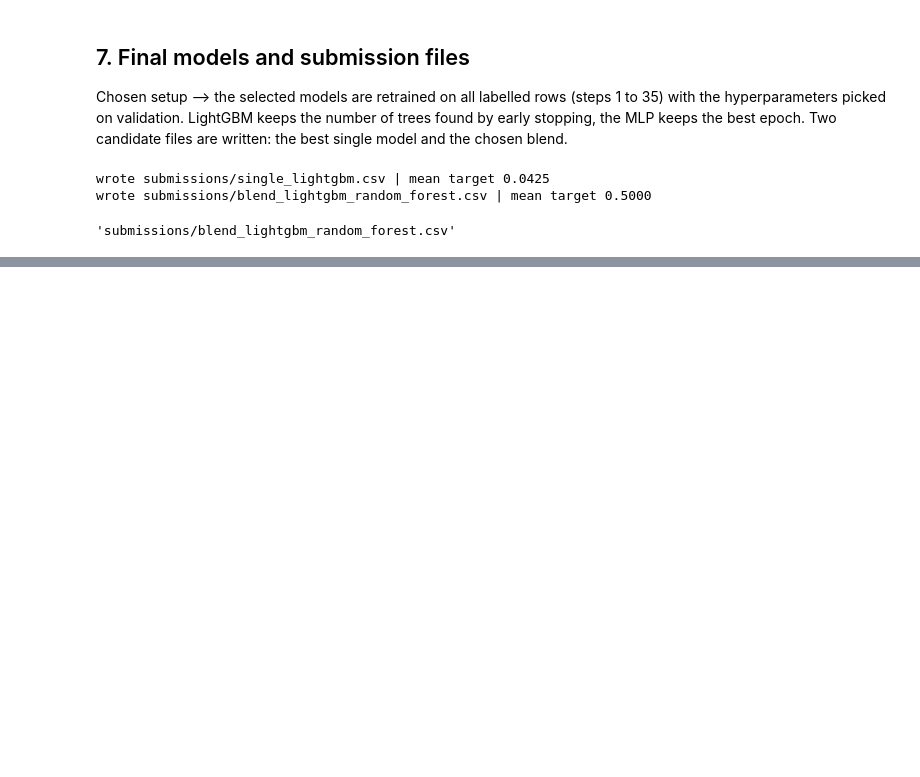
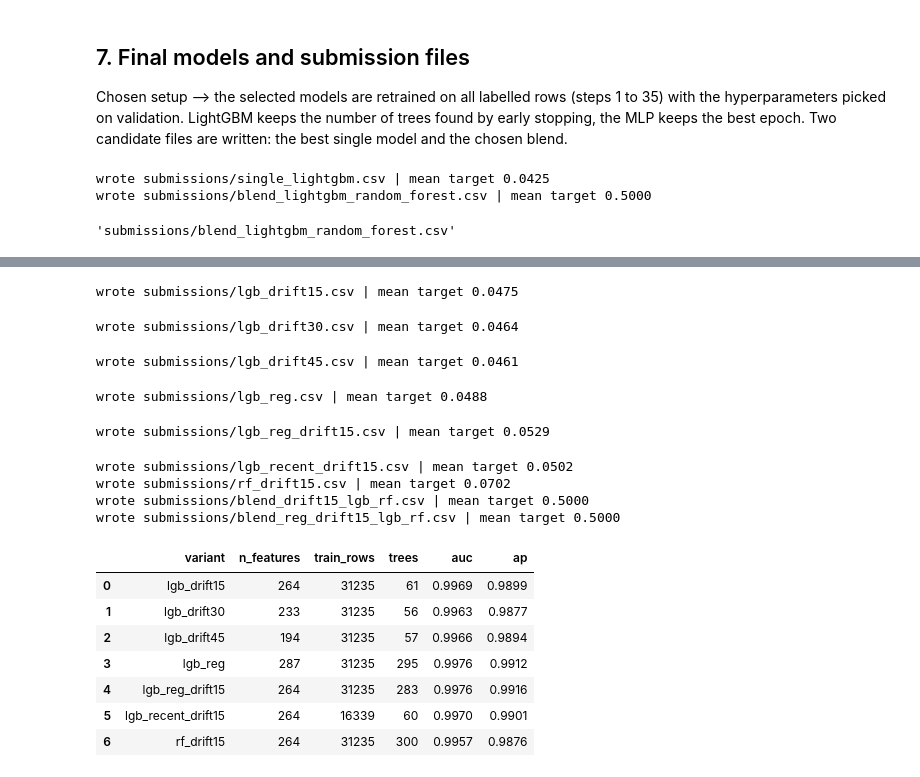
Before and after one commit to ykwong2002/bt4012-kaggle-competition, a Jupyter notebook: e1155727.ipynb, the cells around one changed output, grey strips where cells are left out. Saved outputs shown, nothing was run; the diff lists cells and outputs as text; code cells hidden in the pictures; blank space fills up the shorter version.

```diff
--- a/e1155727.ipynb
+++ b/e1155727.ipynb
@@ -1025,0 +1151,61 @@ wrote submissions/blend_lightgbm_random_forest.csv | mean target 0.5000
+# %%
+reg_params = dict(learning_rate=0.03, num_leaves=31, scale_pos_weight=spw, subsample=0.8, subsample_freq=1, colsample_bytree=0.5, min_child_samples=50)
+
+def run_variant(name, features, params=None, min_step=1, model='lgb'):
+    tr_v = tr_df[tr_df.time_step >= min_step]
+    all_v = labelled_df[labelled_df.time_step >= min_step]
+    if model == 'lgb':
+        m = lgb.LGBMClassifier(n_estimators=3000, random_state=SEED, verbose=-1, n_jobs=-1, **params)
+        m.fit(tr_v[features].values, tr_v[output_feature].values, eval_set=[(va_df[features].values, y_va)], eval_metric='auc',
+              callbacks=[lgb.early_stopping(100, verbose=False)])
+        n_trees = m.best_iteration_
+        final = lgb.LGBMClassifier(n_estimators=n_trees, random_state=SEED, verbose=-1, n_jobs=-1, **params)
+    else:
+        m = RandomForestClassifier(n_estimators=300, max_depth=best_rf_key[0], min_samples_leaf=best_rf_key[1], n_jobs=-1, random_state=SEED)
+        m.fit(tr_v[features].values, tr_v[output_feature].values)
+        n_trees = 300
+        final = RandomForestClassifier(n_estimators=300, max_depth=best_rf_key[0], min_samples_leaf=best_rf_key[1], n_jobs=-1, random_state=SEED)
+    perf = performance_assessment(y_va, m.predict_proba(va_df[features].values)[:, 1])
+    final.fit(all_v[features].values, all_v[output_feature].values)
+    prob = final.predict_proba(test_df[features].values)[:, 1]
+    variant_preds[name] = prob
+    write_submission(prob, name)
+    row = {'variant': name, 'n_features': len(features), 'train_rows': len(all_v), 'trees': n_trees, **perf}
+    variant_rows.append(row)
+    return row
+
+variant_preds = {}
+variant_rows = []
+feats_15 = without(tree_features, removed_order[:15])
+feats_30 = without(tree_features, removed_order[:30])
+feats_45 = without(tree_features, removed_order[:45])
+run_variant('lgb_drift15', feats_15, best_params)
+run_variant('lgb_drift30', feats_30, best_params)
+run_variant('lgb_drift45', feats_45, best_params)
+run_variant('lgb_reg', tree_features, reg_params)
+run_variant('lgb_reg_drift15', feats_15, reg_params)
+run_variant('lgb_recent_drift15', feats_15, best_params, min_step=15)
+run_variant('rf_drift15', feats_15, model='rf')
+write_submission(rank_average([variant_preds['lgb_drift15'], variant_preds['rf_drift15']]), 'blend_drift15_lgb_rf')
+write_submission(rank_average([variant_preds['lgb_reg_drift15'], variant_preds['rf_drift15']]), 'blend_reg_drift15_lgb_rf')
+variant_df = pd.DataFrame(variant_rows)
+variant_df.to_csv(os.path.join(OUT_DIR, 'drift_variants.csv'), index=False)
+variant_df
+# %% [output]
+wrote submissions/lgb_drift15.csv | mean target 0.0475
+wrote submissions/lgb_drift30.csv | mean target 0.0464
+wrote submissions/lgb_drift45.csv | mean target 0.0461
+wrote submissions/lgb_reg.csv | mean target 0.0488
+wrote submissions/lgb_reg_drift15.csv | mean target 0.0529
+wrote submissions/lgb_recent_drift15.csv | mean target 0.0502
+wrote submissions/rf_drift15.csv | mean target 0.0702
+wrote submissions/blend_drift15_lgb_rf.csv | mean target 0.5000
+wrote submissions/blend_reg_drift15_lgb_rf.csv | mean target 0.5000
+|  | variant | n_features | train_rows | trees | auc | ap |
+| 0 | lgb_drift15 | 264 | 31235 | 61 | 0.9969 | 0.9899 |
+| 1 | lgb_drift30 | 233 | 31235 | 56 | 0.9963 | 0.9877 |
+| 2 | lgb_drift45 | 194 | 31235 | 57 | 0.9966 | 0.9894 |
+| 3 | lgb_reg | 287 | 31235 | 295 | 0.9976 | 0.9912 |
+| 4 | lgb_reg_drift15 | 264 | 31235 | 283 | 0.9976 | 0.9916 |
+| 5 | lgb_recent_drift15 | 264 | 16339 | 60 | 0.9970 | 0.9901 |
+| 6 | rf_drift15 | 264 | 31235 | 300 | 0.9957 | 0.9876 |
```
Also changed, not shown: parts of 11 cells of this notebook, 1 other file.
